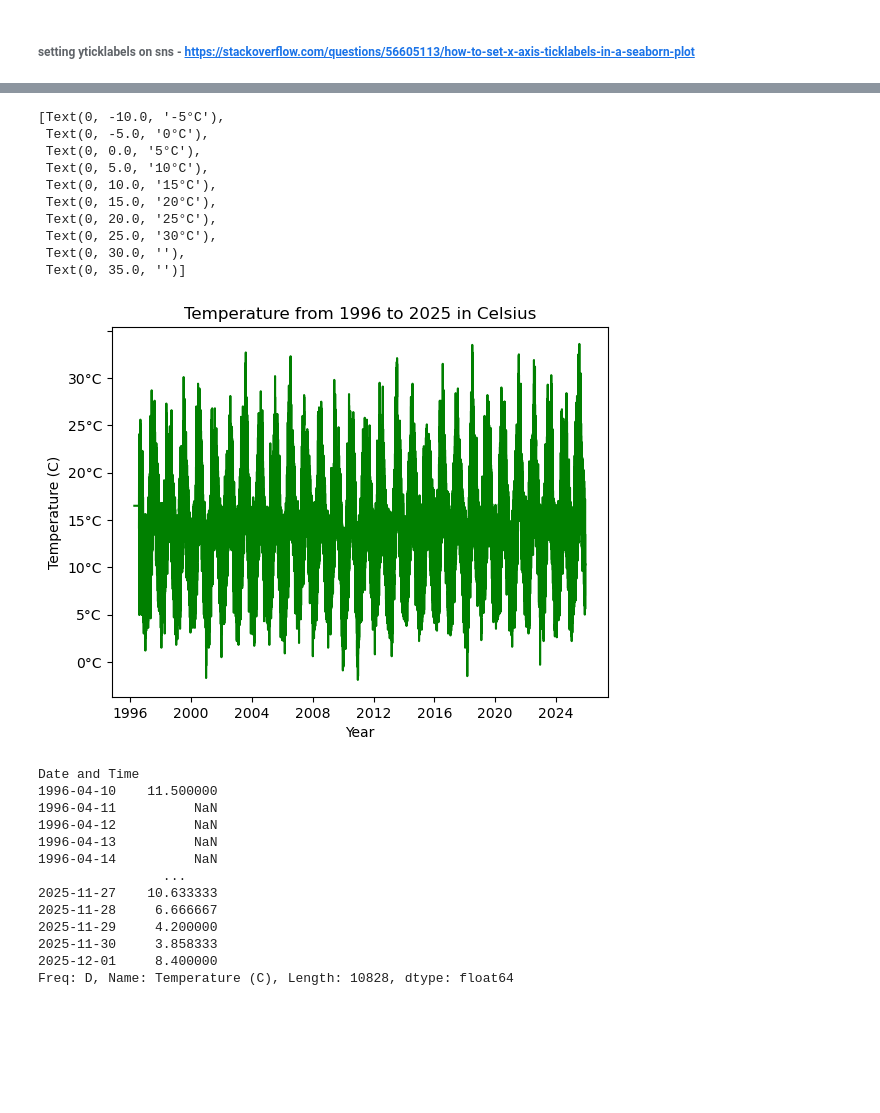
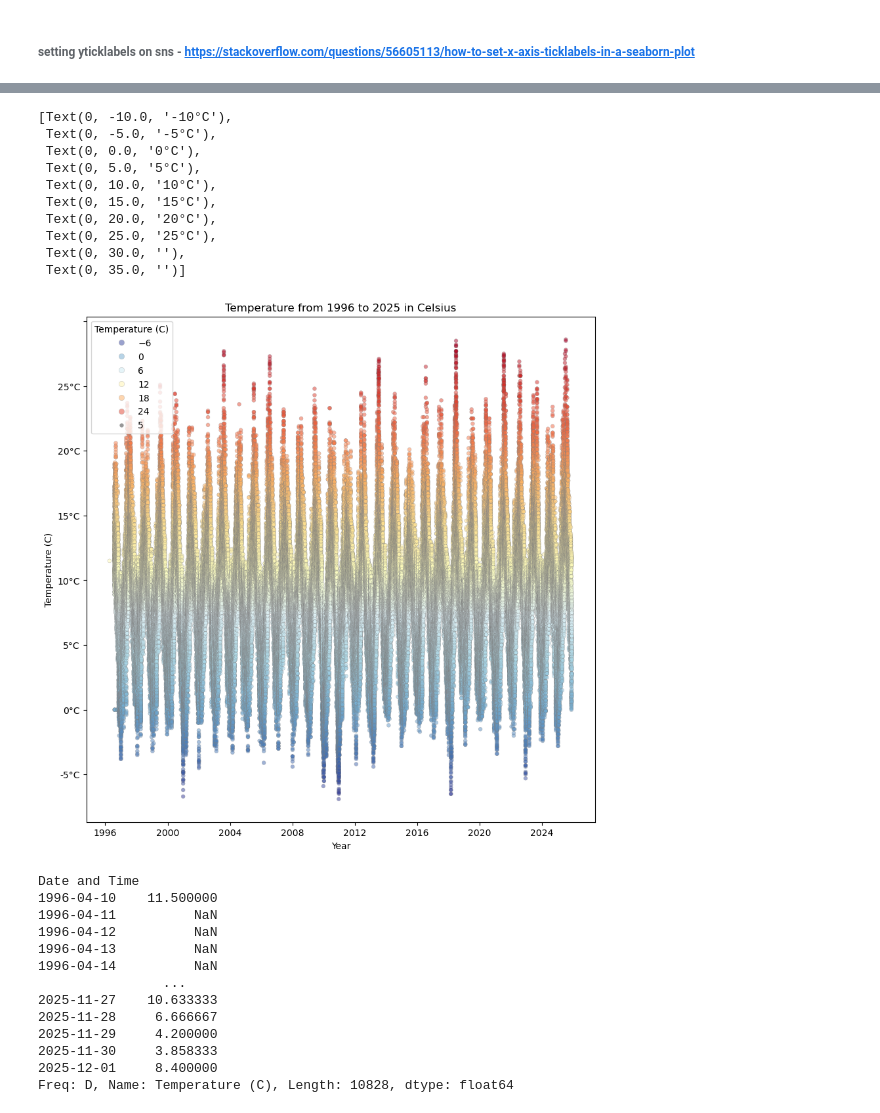
Before and after one commit to FaolanH/programming-for-data-analytics, a Jupyter notebook: pfda-assignments/assignment06_weather.ipynb, the cells around one changed output, grey strips where cells are left out. Cells and saved outputs as stored; diff of their text form; code cells hidden in the pictures; blank space fills up the shorter version.

Commit message:
improving the colour scheme and plotting style

```diff
--- a/pfda-assignments/assignment06_weather.ipynb
+++ b/pfda-assignments/assignment06_weather.ipynb
@@ -239,21 +250,24 @@ dtype: int64
 # %%
 # Plotting the Temperature
-plot = sns.lineplot(df['Temperature (C)'], color="g")
+plt.figure(figsize=(10,10))
+y = df['Temperature (C)']
+plot = sns.scatterplot(x = df['Temperature (C)'].index, y = y, hue = y, palette = "RdYlBu_r", edgecolor = 'grey', alpha = 0.5, size = 5)
+patch = mpatches.Patch(color='red', label='Warm weather')
 plot.set_title("Temperature from 1996 to 2025 in Celsius")
 plot.set_xlabel('Year')
-plot.set_yticklabels(['-5°C','0°C', '5°C', '10°C','15°C','20°C','25°C','30°C'])
+plot.set_yticklabels(['-10°C', '-5°C','0°C', '5°C', '10°C','15°C','20°C','25°C'])
 # %% [output]
-[Text(0, -10.0, '-5°C'),
- Text(0, -5.0, '0°C'),
- Text(0, 0.0, '5°C'),
- Text(0, 5.0, '10°C'),
- Text(0, 10.0, '15°C'),
- Text(0, 15.0, '20°C'),
- Text(0, 20.0, '25°C'),
- Text(0, 25.0, '30°C'),
+[Text(0, -10.0, '-10°C'),
+ Text(0, -5.0, '-5°C'),
+ Text(0, 0.0, '0°C'),
+ Text(0, 5.0, '5°C'),
+ Text(0, 10.0, '10°C'),
+ Text(0, 15.0, '15°C'),
+ Text(0, 20.0, '20°C'),
+ Text(0, 25.0, '25°C'),
  Text(0, 30.0, ''),
  Text(0, 35.0, '')]
-[figure, old version]
+[figure, new version]
 # %%
 # Setting the mean temperature of each day
 meandaytemp = df['Temperature (C)'].resample("D").mean()
```
Also changed, not shown: parts of 31 cells of this notebook.
